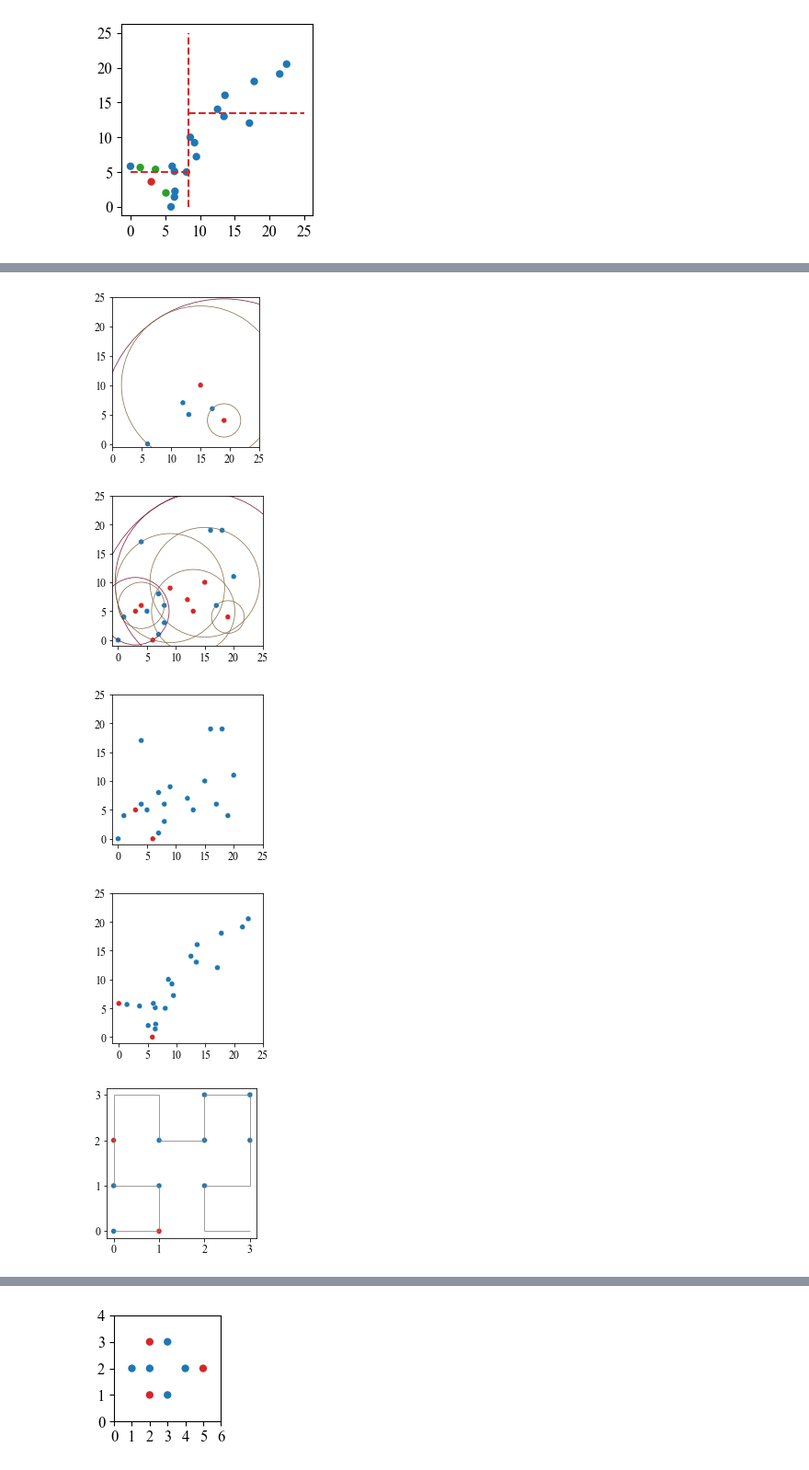
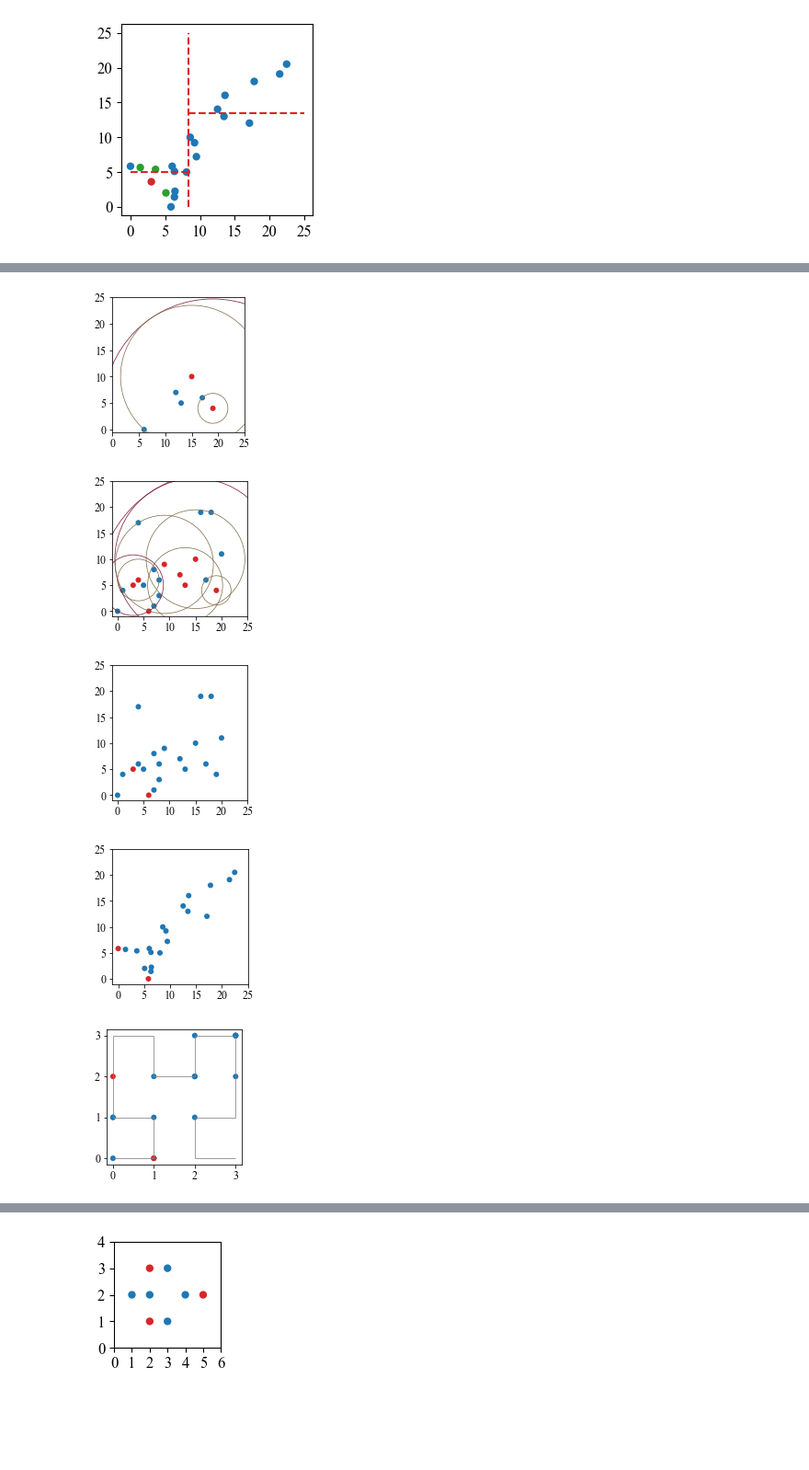
Before and after one commit to JoaoVitorLeite/gervLibProject, a Jupyter notebook: gervLib_Project/gervLib/python/util.ipynb, the cells around one changed output, grey strips where cells are left out. Shown: that part at 92% size. Cells and saved outputs as stored; diff of their text form; code cells hidden in the pictures; blank space fills up the shorter version.

```diff
--- a/gervLib_Project/gervLib/python/util.ipynb
+++ b/gervLib_Project/gervLib/python/util.ipynb
@@ -407,7 +407,7 @@ circle2 = plt.Circle(xy=(19, 4), radius=2.83, color='#84714F', fill=False)
 circle3 = plt.Circle(xy=(15, 10), radius=13.45, color='#84714F', fill=False)
 #
 
-p1 = sns.scatterplot(data=df[0:6], x="D1", y="D2", hue="type", palette=custom_palette)
+p1 = sns.scatterplot(data=df[0:6], x="D1", y="D2", hue="type", palette=custom_palette, linewidth = 0)
 p1.set(xticks=np.arange(0,26,5))
 p1.set_xticklabels(np.arange(0,26,5))
 p1.set(yticks=np.arange(0,26,5))
@@ -423,7 +423,7 @@ p1.set(xlabel=None)
 p1.set(ylabel=None)
 plt.savefig("lvl2_pm.svg", dpi=300)
 # %% [output]
-[figure, old version]
+[figure, new version]
 # %%
 df.at[0, "type"] = "Instância"
 df.at[1, "type"] = "Instância"
@@ -454,7 +454,7 @@ circle8 = plt.Circle(xy=(9, 9), radius=9.43, color='#84714F', fill=False)
 #
 
 
-p1 = sns.scatterplot(data=df, x="D1", y="D2", hue="type", palette=custom_palette)
+p1 = sns.scatterplot(data=df, x="D1", y="D2", hue="type", palette=custom_palette, linewidth = 0)
 p1.set(xticks=np.arange(0,26,5))
 p1.set_xticklabels(np.arange(0,26,5))
 p1.set(yticks=np.arange(0,26,5))
@@ -475,7 +475,7 @@ p1.set(xlabel=None)
 p1.set(ylabel=None)
 plt.savefig("lvl3_pm.svg", dpi=300)
 # %% [output]
-[figure, old version]
+[figure, new version]
 # %%
 #SPB
 # %%
@@ -505,7 +505,7 @@ custom_palette = {
 dataset_original.at[2, "type"] = "Pivô"
 dataset_original.at[12, "type"] = "Pivô"
 
-p1 = sns.scatterplot(data=dataset_original, x="D1", y="D2", hue="type", palette=custom_palette)
+p1 = sns.scatterplot(data=dataset_original, x="D1", y="D2", hue="type", palette=custom_palette, linewidth = 0)
 p1.set(xticks=np.arange(0,26,5))
 p1.set_xticklabels(np.arange(0,26,5))
 p1.set(yticks=np.arange(0,26,5))
@@ -516,12 +516,12 @@ p1.set(xlabel=None)
 p1.set(ylabel=None)
 plt.savefig("lvl1_spb.svg", dpi=300)
 # %% [output]
-[figure, old version]
+[figure, new version]
 # %%
 pivot_mapping.at[2, "type"] = "Pivô"
 pivot_mapping.at[12, "type"] = "Pivô"
 
-p1 = sns.scatterplot(data=pivot_mapping, x="D1", y="D2", hue="type", palette=custom_palette)
+p1 = sns.scatterplot(data=pivot_mapping, x="D1", y="D2", hue="type", palette=custom_palette, linewidth = 0)
 p1.set(xticks=np.arange(0,26,5))
 p1.set_xticklabels(np.arange(0,26,5))
 p1.set(yticks=np.arange(0,26,5))
@@ -532,7 +532,7 @@ p1.set(xlabel=None)
 p1.set(ylabel=None)
 plt.savefig("lvl2_spb.svg", dpi=300)
 # %% [output]
-[figure, old version]
+[figure, new version]
 # %%
 # disc.at[2, "type"] = "Pivô"
 # disc.at[12, "type"] = "Pivô"
@@ -553,37 +553,37 @@ disc.at[2, "type"] = "Pivô"
 disc.at[12, "type"] = "Pivô"
 disc = disc.sort_values("type")
 
-p1 = sns.scatterplot(data=disc, x="D1", y="D2", hue="type", palette=custom_palette)
+p1 = sns.scatterplot(data=disc, x="D1", y="D2", hue="type", palette=custom_palette, linewidth = 0)
 p1.set(xticks=np.arange(0,4,1))
 p1.set_xticklabels(np.arange(0,4,1))
 p1.set(yticks=np.arange(0,4,1))
 p1.set_yticklabels(np.arange(0,4,1))
 p1.set_aspect('equal')
 p1.legend().set_visible(False)
 p1.set(xlabel=None)
 p1.set(ylabel=None)
 
 lineColor = "tab:grey"
 lineSTL = "-"
 line_w = 0.75
 
 plt.hlines(0, xmin = 0, xmax = 1, color = lineColor, linestyle = lineSTL, linewidth = line_w)
 plt.vlines(1, ymin = 0, ymax = 1, color = lineColor, linestyle = lineSTL, linewidth = line_w)
 plt.hlines(1, xmin = 0, xmax = 1, color = lineColor, linestyle = lineSTL, linewidth = line_w)
 plt.vlines(0, ymin = 1, ymax = 3, color = lineColor, linestyle = lineSTL, linewidth = line_w)
 plt.hlines(3, xmin = 0, xmax = 1, color = lineColor, linestyle = lineSTL, linewidth = line_w)
 plt.vlines(1, ymin = 2, ymax = 3, color = lineColor, linestyle = lineSTL, linewidth = line_w)
 plt.hlines(2, xmin = 1, xmax = 2, color = lineColor, linestyle = lineSTL, linewidth = line_w)
 plt.vlines(2, ymin = 2, ymax = 3, color = lineColor, linestyle = lineSTL, linewidth = line_w)
 plt.hlines(3, xmin = 2, xmax = 3, color = lineColor, linestyle = lineSTL, linewidth = line_w)
 plt.vlines(3, ymin = 1, ymax = 3, color = lineColor, linestyle = lineSTL, linewidth = line_w)
 plt.hlines(1, xmin = 2, xmax = 3, color = lineColor, linestyle = lineSTL, linewidth = line_w)
 plt.vlines(2, ymin = 0, ymax = 1, color = lineColor, linestyle = lineSTL, linewidth = line_w)
 plt.hlines(0, xmin = 2, xmax = 3, color = lineColor, linestyle = lineSTL, linewidth = line_w)
 
 plt.savefig("lvl3_spb.svg", dpi=300)
 # %% [output]
-[figure, old version]
+[figure, new version]
 # %%
 disc.at[2, "type"] = "Pivô"
 disc.at[12, "type"] = "Pivô"
```
Also changed, not shown: parts of 2 cells of this notebook, 10 other files.
